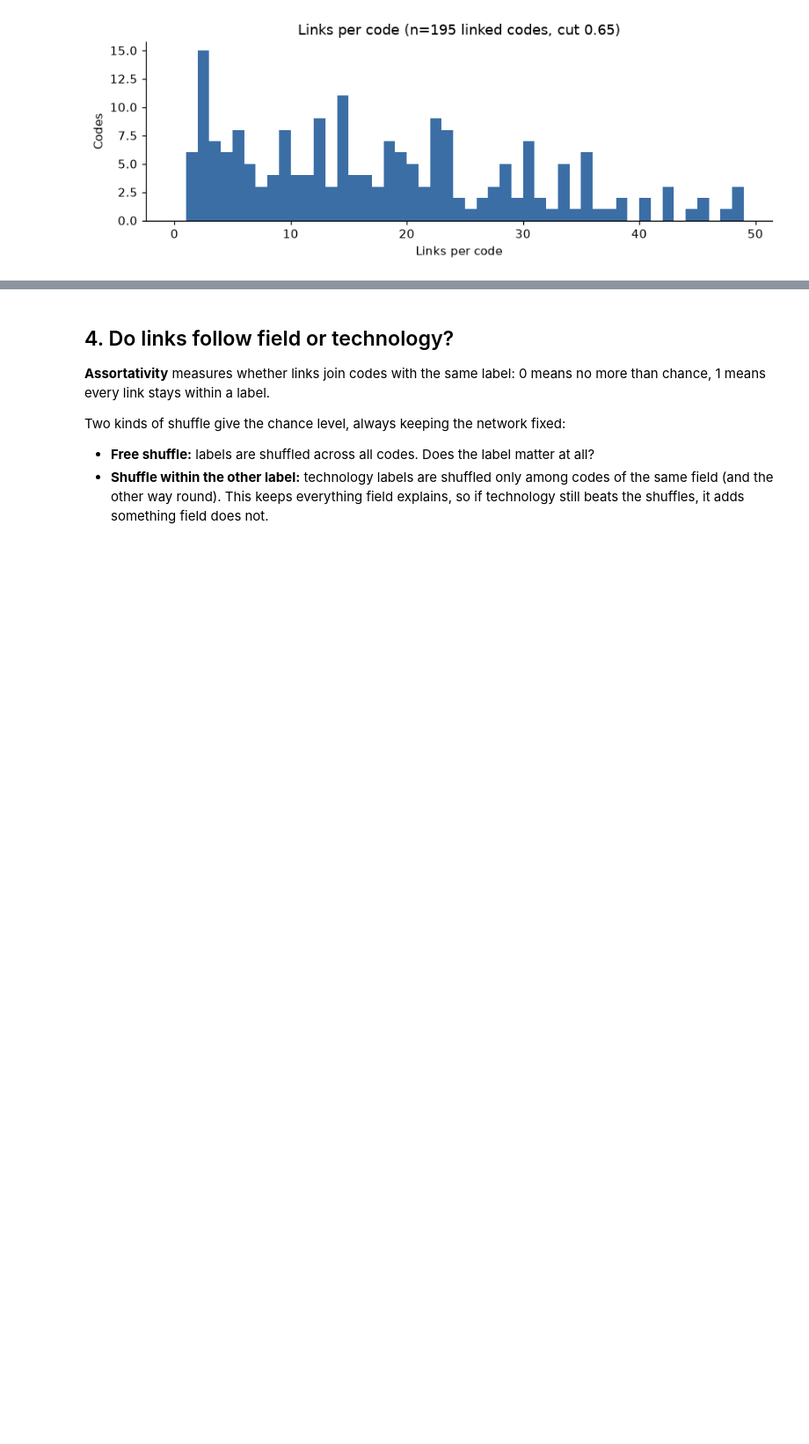
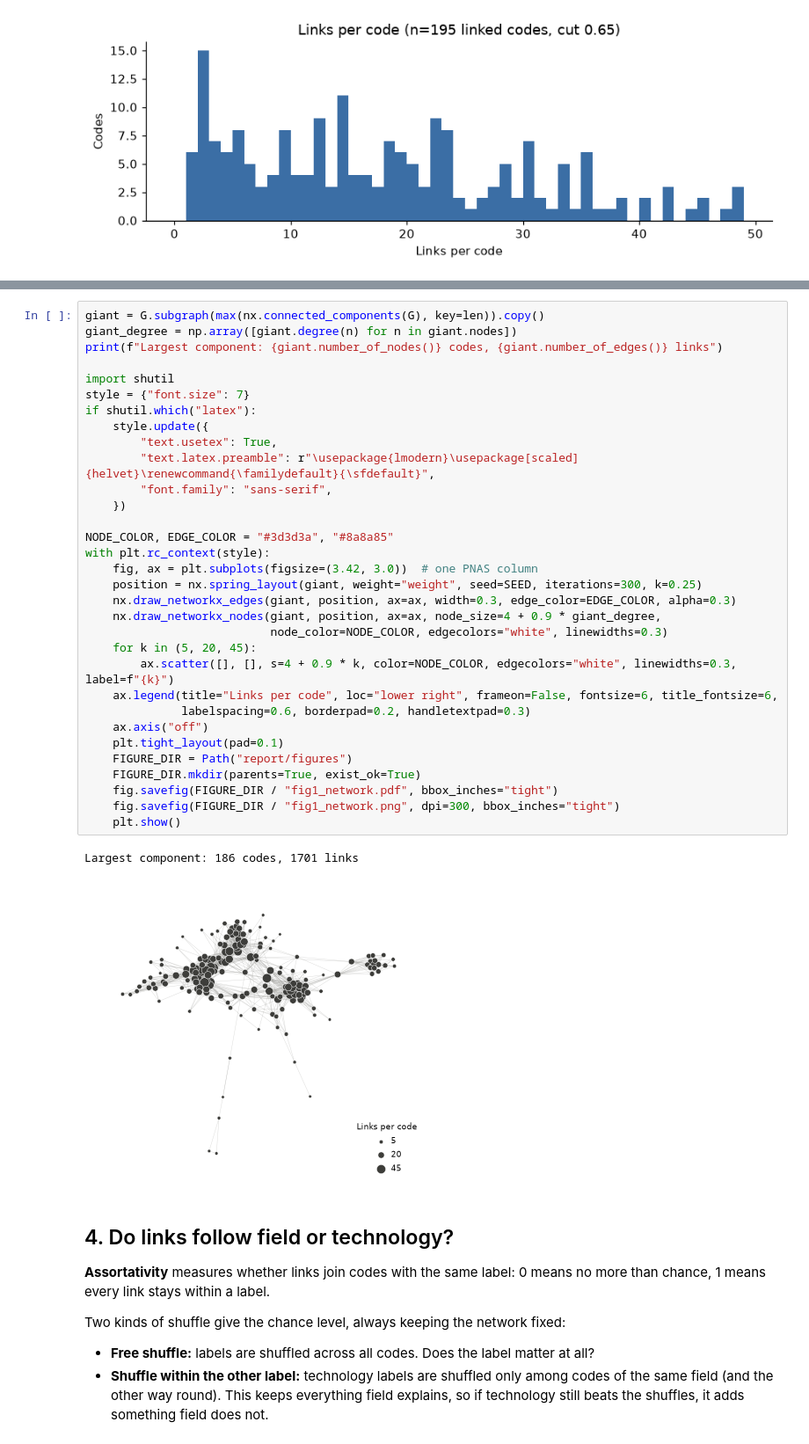
Before and after one commit to albertcasajuana01/social_graphs_project, a Jupyter notebook: text_similarity_network.ipynb, the cells around one changed output, grey strips where cells are left out. Shown at 88% size. Saved outputs shown, nothing was run; the diff lists cells and outputs as text; blank space fills up the shorter version.

Commit message:
add figures

```diff
--- a/text_similarity_network.ipynb
+++ b/text_similarity_network.ipynb
@@ -281,3 +292,38 @@ plt.tight_layout()
+# %%
+giant = G.subgraph(max(nx.connected_components(G), key=len)).copy()
+giant_degree = np.array([giant.degree(n) for n in giant.nodes])
+print(f"Largest component: {giant.number_of_nodes()} codes, {giant.number_of_edges()} links")
+
+import shutil
+style = {"font.size": 7}
+if shutil.which("latex"):
+    style.update({
+        "text.usetex": True,
+        "text.latex.preamble": r"\usepackage{lmodern}\usepackage[scaled]{helvet}\renewcommand{\familydefault}{\sfdefault}",
+        "font.family": "sans-serif",
+    })
+
+NODE_COLOR, EDGE_COLOR = "#3d3d3a", "#8a8a85"
+with plt.rc_context(style):
+    fig, ax = plt.subplots(figsize=(3.42, 3.0))  # one PNAS column
+    position = nx.spring_layout(giant, weight="weight", seed=SEED, iterations=300, k=0.25)
+    nx.draw_networkx_edges(giant, position, ax=ax, width=0.3, edge_color=EDGE_COLOR, alpha=0.3)
+    nx.draw_networkx_nodes(giant, position, ax=ax, node_size=4 + 0.9 * giant_degree,
+                           node_color=NODE_COLOR, edgecolors="white", linewidths=0.3)
+    for k in (5, 20, 45):
+        ax.scatter([], [], s=4 + 0.9 * k, color=NODE_COLOR, edgecolors="white", linewidths=0.3, label=f"{k}")
+    ax.legend(title="Links per code", loc="lower right", frameon=False, fontsize=6, title_fontsize=6,
+              labelspacing=0.6, borderpad=0.2, handletextpad=0.3)
+    ax.axis("off")
+    plt.tight_layout(pad=0.1)
+    FIGURE_DIR = Path("report/figures")
+    FIGURE_DIR.mkdir(parents=True, exist_ok=True)
+    fig.savefig(FIGURE_DIR / "fig1_network.pdf", bbox_inches="tight")
+    fig.savefig(FIGURE_DIR / "fig1_network.png", dpi=300, bbox_inches="tight")
+    plt.show()
+# %% [output]
+Largest component: 186 codes, 1701 links
+[figure, added]
 # %% [markdown]
 ## 4. Do links follow field or technology?
 
```
Also changed, not shown: parts of 3 cells of this notebook, 13 other files.
